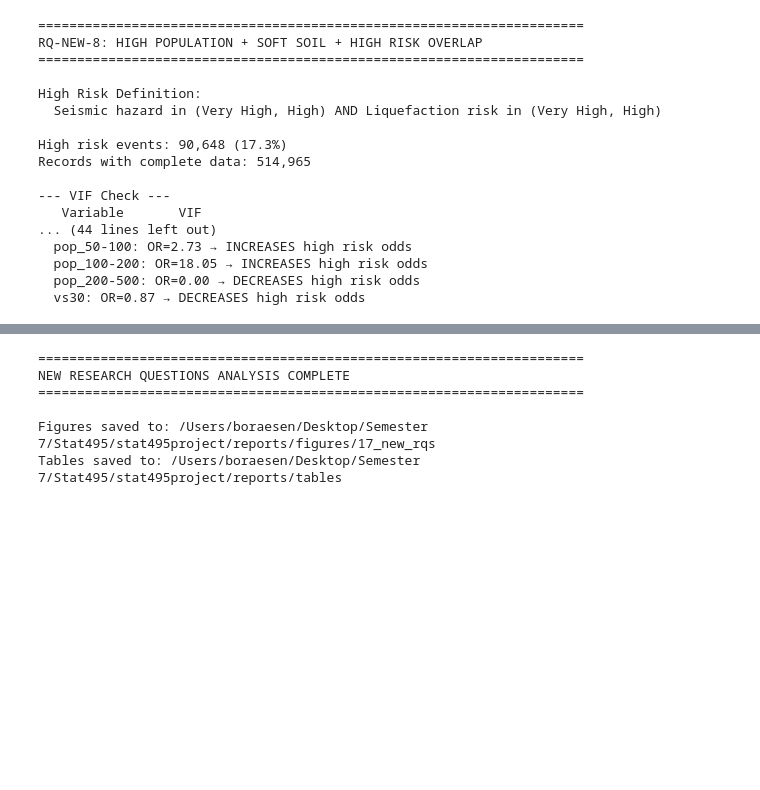
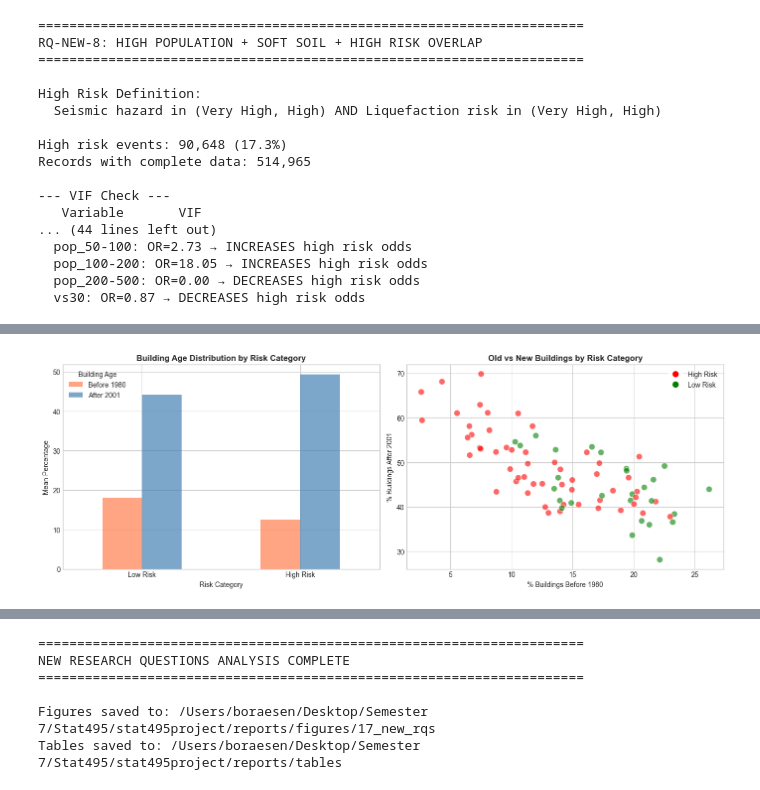
Before and after one commit to esenbora/stat495project, a Jupyter notebook: notebooks/17_new_research_questions.ipynb, the cells around one changed output, grey strips where cells are left out. Saved outputs shown, nothing was run; the diff lists cells and outputs as text; code cells hidden in the pictures; blank space fills up the shorter version.

```diff
--- a/notebooks/17_new_research_questions.ipynb
+++ b/notebooks/17_new_research_questions.ipynb
@@ -759,0 +1084,93 @@ Records with complete data: 514,965
+# %%
+print('='*70)
+print('RQ-NEW-12: COMBINED SEISMIC VULNERABILITY')
+print('='*70)
+
+# Create high liquefaction indicator
+building_df['high_liquefaction'] = building_df['liquefaction_risk'].isin(['Very High', 'High']).astype(int)
+
+# Combined high risk (seismic OR liquefaction)
+building_df['high_risk_combined'] = ((building_df['high_seismic'] == 1) |
+                                      (building_df['high_liquefaction'] == 1)).astype(int)
+
+print("\n--- Risk Category Distribution ---")
+print(f"High Seismic Hazard: {building_df['high_seismic'].sum()} provinces")
+print(f"High Liquefaction Risk: {building_df['high_liquefaction'].sum()} provinces")
+print(f"Combined High Risk (OR): {building_df['high_risk_combined'].sum()} provinces")
+
+# Venn-style breakdown
+both = ((building_df['high_seismic'] == 1) & (building_df['high_liquefaction'] == 1)).sum()
+only_seismic = ((building_df['high_seismic'] == 1) & (building_df['high_liquefaction'] == 0)).sum()
+only_liq = ((building_df['high_seismic'] == 0) & (building_df['high_liquefaction'] == 1)).sum()
+neither = ((building_df['high_seismic'] == 0) & (building_df['high_liquefaction'] == 0)).sum()
+
+print(f"\nBreakdown:")
+print(f"  Both risks: {both}")
+print(f"  Only seismic: {only_seismic}")
+print(f"  Only liquefaction: {only_liq}")
+print(f"  Neither: {neither}")
+
+# Descriptive stats
+print("\n--- % Old Buildings by Combined Risk ---")
+risk_stats = building_df.groupby('high_risk_combined')['pct_before_1980'].agg(['count', 'mean', 'std', 'median'])
+risk_stats.index = ['Low Risk', 'High Risk']
+print(risk_stats.round(2))
+
+# Chi-square test
+contingency = pd.crosstab(building_df['old_building_cat'], building_df['high_risk_combined'])
+contingency.columns = ['Low Risk', 'High Risk']
+print("\n--- Contingency Table ---")
+print(contingency)
+
+chi2, p_chi, dof, expected = stats.chi2_contingency(contingency)
+print(f"\n--- Chi-square Test ---")
+print(f"Chi² = {chi2:.4f}, df = {dof}, p = {p_chi:.4f}")
+
+# Logistic Regression: combined_risk ~ pct_before_1980
+print("\n--- Logistic Regression: Combined Risk ~ % Old Buildings ---")
+X = sm.add_constant(building_df[['pct_before_1980']])
+y = building_df['high_risk_combined']
+
+logit_model = sm.Logit(y, X).fit(disp=0)
+print(logit_model.summary().tables[1])
+
+# Odds ratio
+odds_ratio = np.exp(logit_model.params['pct_before_1980'])
+ci = np.exp(logit_model.conf_int().loc['pct_before_1980'])
+print(f"\nOdds Ratio: {odds_ratio:.4f} (95% CI: {ci[0]:.4f}-{ci[1]:.4f})")
+print(f"P-value: {logit_model.pvalues['pct_before_1980']:.4f}")
+
+# Visualization
+fig, axes = plt.subplots(1, 2, figsize=(14, 5))
+
+# Grouped bar chart
+ax1 = axes[0]
+risk_comparison = building_df.groupby('high_risk_combined')[['pct_before_1980', 'pct_after_2001']].mean()
+risk_comparison.index = ['Low Risk', 'High Risk']
+risk_comparison.columns = ['Before 1980', 'After 2001']
+risk_comparison.plot(kind='bar', ax=ax1, color=['coral', 'steelblue'], alpha=0.7)
+ax1.set_xlabel('Risk Category')
+ax1.set_ylabel('Mean Percentage')
+ax1.set_title('Building Age Distribution by Risk Category', fontweight='bold')
+ax1.tick_params(axis='x', rotation=0)
+ax1.legend(title='Building Age')
+
+# Scatter plot with risk coloring
+ax2 = axes[1]
+colors = building_df['high_risk_combined'].map({0: 'green', 1: 'red'})
+ax2.scatter(building_df['pct_before_1980'], building_df['pct_after_2001'],
+            c=colors, alpha=0.6, s=80, edgecolors='white')
+ax2.set_xlabel('% Buildings Before 1980')
+ax2.set_ylabel('% Buildings After 2001')
+ax2.set_title('Old vs New Buildings by Risk Category', fontweight='bold')
+
+# Add legend
+from matplotlib.lines import Line2D
+legend_elements = [Line2D([0], [0], marker='o', color='w', markerfacecolor='red', markersize=10, label='High Risk'),
+                   Line2D([0], [0], marker='o', color='w', markerfacecolor='green', markersize=10, label='Low Risk')]
+ax2.legend(handles=legend_elements, loc='upper right')
+
+plt.tight_layout()
+plt.savefig(os.path.join(OUTPUT_DIR, 'rq12_combined_vulnerability.png'), dpi=300, bbox_inches='tight')
+plt.show()
+# %% [output]
@@ -759,0 +1194 @@ Records with complete data: 514,965
+[figure, added]
```
Also changed, not shown: parts of 15 cells of this notebook, 9 other files.
